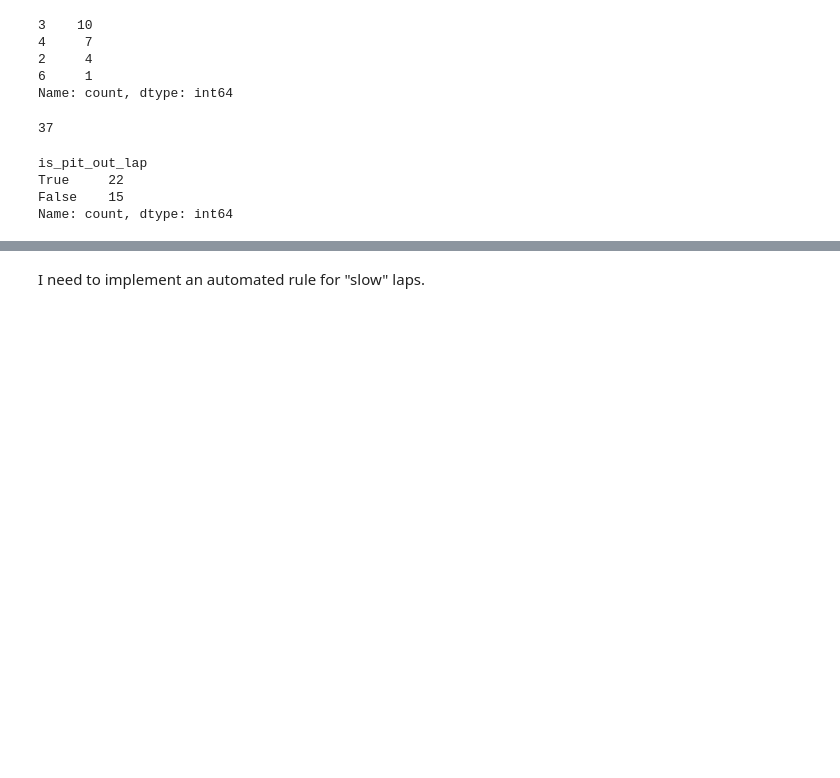
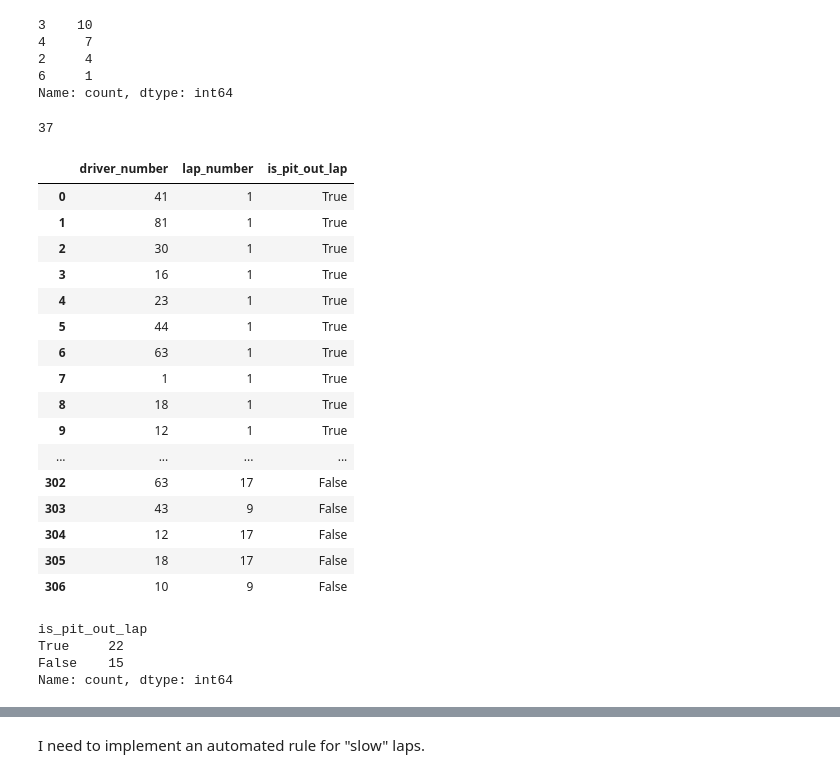
Before and after one commit to TudorD19/F1_Race_Prediction_Model, a Jupyter notebook: notebooks/01_explore_openf1.ipynb, the cells around one changed output, grey strips where cells are left out. Drawn from its saved outputs; the diff is of its cells as text; code cells hidden in the pictures; blank space fills up the shorter version.

```diff
--- a/notebooks/01_explore_openf1.ipynb
+++ b/notebooks/01_explore_openf1.ipynb
@@ -73,11 +71,28 @@ Name: count, dtype: int64
 # %%
 no_time = laps[laps["lap_duration"].isna()]
 print(len(no_time))
-no_time[["driver_number", "lap_number", "is_pit_out_lap"]]
+display(no_time[["driver_number", "lap_number", "is_pit_out_lap"]])
 
 no_time["is_pit_out_lap"].value_counts()
 # %% [output]
 37
+|  | driver_number | lap_number | is_pit_out_lap |
+| 0 | 41 | 1 | True |
+| 1 | 81 | 1 | True |
+| 2 | 30 | 1 | True |
+| 3 | 16 | 1 | True |
+| 4 | 23 | 1 | True |
+| 5 | 44 | 1 | True |
+| 6 | 63 | 1 | True |
+| 7 | 1 | 1 | True |
+| 8 | 18 | 1 | True |
+| 9 | 12 | 1 | True |
+| ... | ... | ... | ... |
+| 302 | 63 | 17 | False |
+| 303 | 43 | 9 | False |
+| 304 | 12 | 17 | False |
+| 305 | 18 | 17 | False |
+| 306 | 10 | 9 | False |
 is_pit_out_lap
 True     22
 False    15
```
Also changed, not shown: parts of 2 cells of this notebook, 3 other files.
